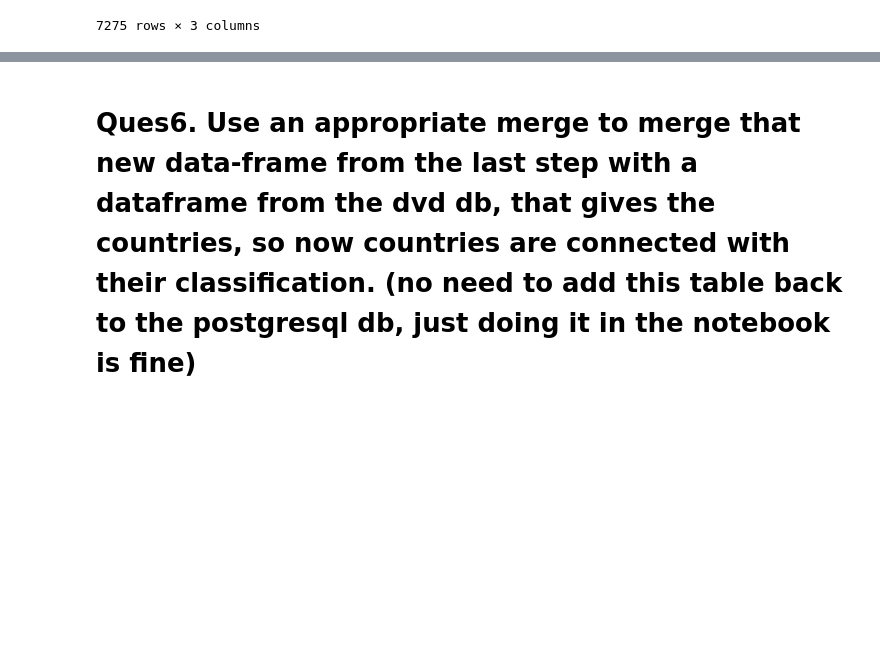
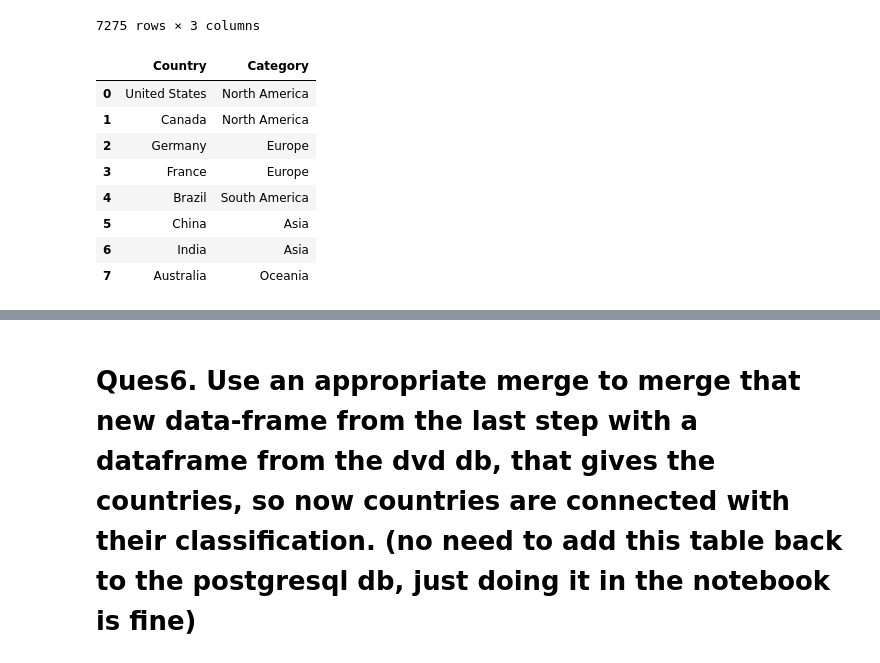
Before and after one commit to Ekta194/DVD_project_python, a Jupyter notebook: project Py_code.ipynb, the cells around one changed output, grey strips where cells are left out. Saved outputs shown, nothing was run; the diff lists cells and outputs as text; code cells hidden in the pictures; blank space fills up the shorter version.

```diff
--- a/project Py_code.ipynb
+++ b/project Py_code.ipynb
@@ -214,6 +214,27 @@ df.sales_payment
 | 7273 | Yemen | 2.99 | 2007-05-14 |
 | 7274 | Zambia | 0.99 | 2007-05-14 |
 7275 rows × 3 columns
+# %%
+import pandas as pd
+
+data = {
+    'Country': ['United States', 'Canada', 'Germany', 'France', 'Brazil', 'China', 'India', 'Australia'],
+    'Category': ['North America', 'North America', 'Europe', 'Europe', 'South America', 'Asia', 'Asia', 'Oceania']
+}
+
+df_category = pd.DataFrame(data)
+# %%
+df_category
+# %% [output]
+|  | Country | Category |
+| 0 | United States | North America |
+| 1 | Canada | North America |
+| 2 | Germany | Europe |
+| 3 | France | Europe |
+| 4 | Brazil | South America |
+| 5 | China | Asia |
+| 6 | India | Asia |
+| 7 | Australia | Oceania |
 # %%
 # Group the sales amount by country and calculate the sum
 # evaluate the classification for the top 5 percentile
```
Also changed, not shown: parts of 4 cells of this notebook, 2 other files.
